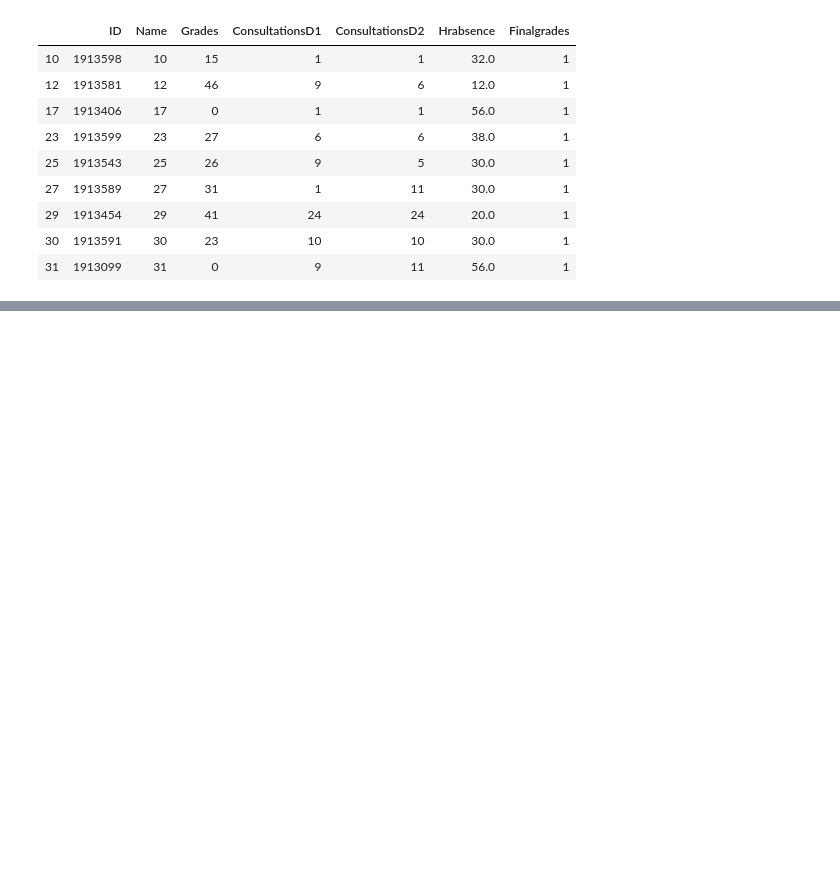
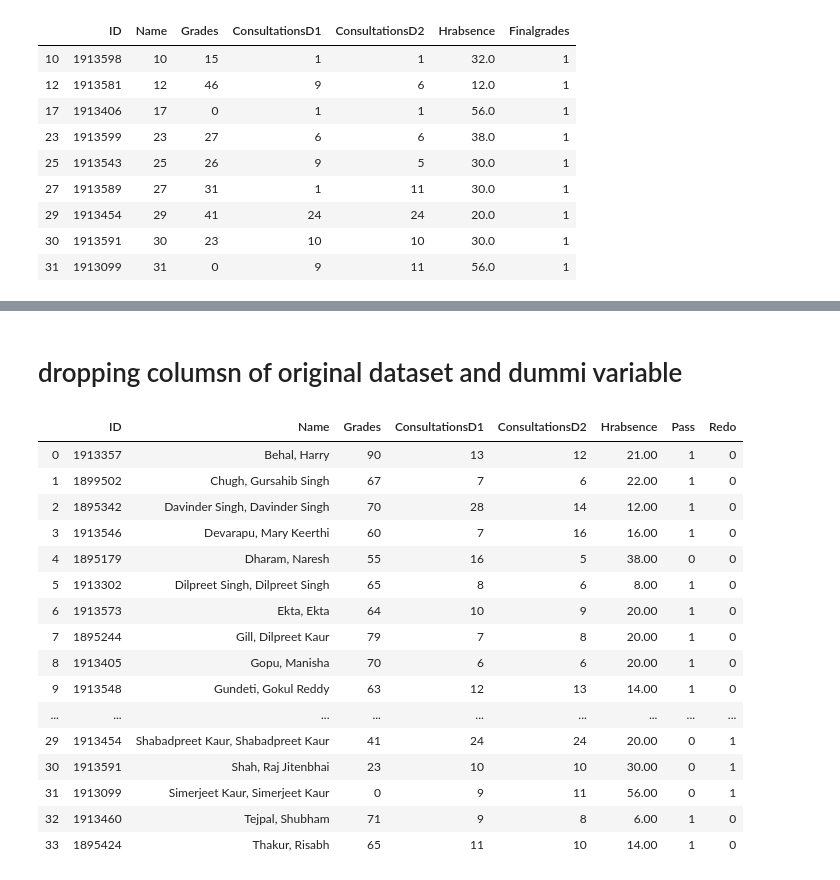
Before and after one commit to bayyaraghu/Usecase, a Jupyter notebook: Untitled1.ipynb, the cells around one changed output, grey strips where cells are left out. Cells and saved outputs as stored; diff of their text form; code cells hidden in the pictures; blank space fills up the shorter version.

Commit message:
dummy variable

```diff
--- a/Untitled1.ipynb
+++ b/Untitled1.ipynb
@@ -113,0 +174,23 @@ std.loc[std.Finalgrades == 1]
+# %% [markdown]
+# dropping columsn of original dataset and dummi variable
+# %%
+stdfinal = merged.drop(['Finalgrades', 'Retake'], axis='columns')
+stdfinal
+# %% [output]
+|  | ID | Name | Grades | ConsultationsD1 | ConsultationsD2 | Hrabsence | Pass | Redo |
+| 0 | 1913357 | Behal, Harry | 90 | 13 | 12 | 21.00 | 1 | 0 |
+| 1 | 1899502 | Chugh, Gursahib Singh | 67 | 7 | 6 | 22.00 | 1 | 0 |
+| 2 | 1895342 | Davinder Singh, Davinder Singh | 70 | 28 | 14 | 12.00 | 1 | 0 |
+| 3 | 1913546 | Devarapu, Mary Keerthi | 60 | 7 | 16 | 16.00 | 1 | 0 |
+| 4 | 1895179 | Dharam, Naresh | 55 | 16 | 5 | 38.00 | 0 | 0 |
+| 5 | 1913302 | Dilpreet Singh, Dilpreet Singh | 65 | 8 | 6 | 8.00 | 1 | 0 |
+| 6 | 1913573 | Ekta, Ekta | 64 | 10 | 9 | 20.00 | 1 | 0 |
+| 7 | 1895244 | Gill, Dilpreet Kaur | 79 | 7 | 8 | 20.00 | 1 | 0 |
+| 8 | 1913405 | Gopu, Manisha | 70 | 6 | 6 | 20.00 | 1 | 0 |
+| 9 | 1913548 | Gundeti, Gokul Reddy | 63 | 12 | 13 | 14.00 | 1 | 0 |
+| ... | ... | ... | ... | ... | ... | ... | ... | ... |
+| 29 | 1913454 | Shabadpreet Kaur, Shabadpreet Kaur | 41 | 24 | 24 | 20.00 | 0 | 1 |
+| 30 | 1913591 | Shah, Raj Jitenbhai | 23 | 10 | 10 | 30.00 | 0 | 1 |
+| 31 | 1913099 | Simerjeet Kaur, Simerjeet Kaur | 0 | 9 | 11 | 56.00 | 0 | 1 |
+| 32 | 1913460 | Tejpal, Shubham | 71 | 9 | 8 | 6.00 | 1 | 0 |
+| 33 | 1895424 | Thakur, Risabh | 65 | 11 | 10 | 14.00 | 1 | 0 |
```
Also changed, not shown: parts of 7 cells of this notebook.
